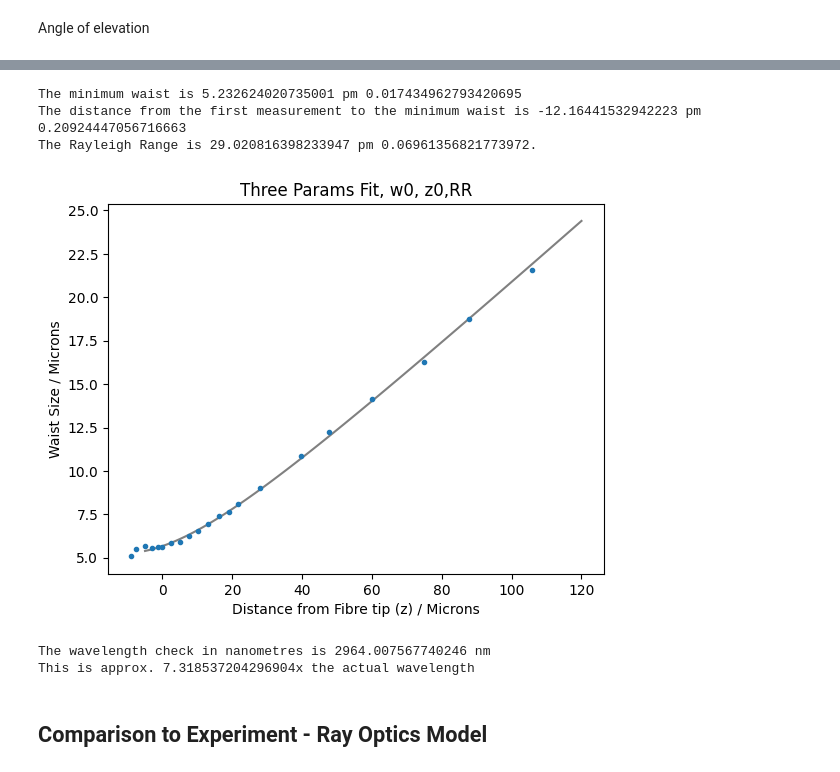
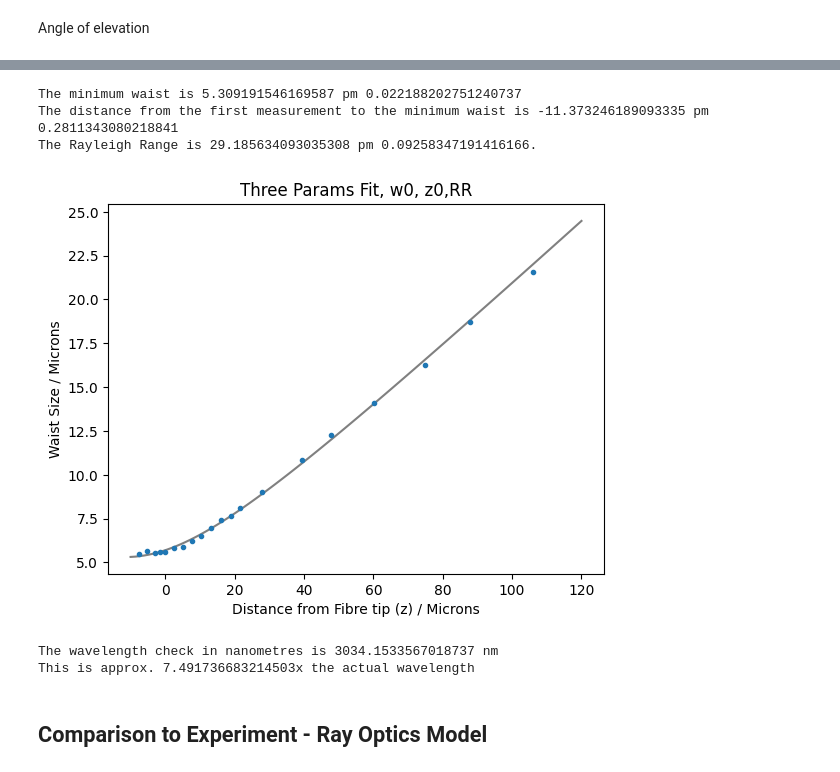
Before and after one commit to akay8/Level4Project, a Jupyter notebook: Cleaved_Fibre.ipynb, the cells around one changed output, grey strips where cells are left out. Drawn from its saved outputs; the diff is of its cells as text; code cells hidden in the pictures.

```diff
--- a/Cleaved_Fibre.ipynb
+++ b/Cleaved_Fibre.ipynb
@@ -206,31 +206,38 @@ plt.errorbar(zs[:10], waists_comp[:10], yerr = waists_comp_err[:10], linestyle =
 # %%
-waist_fit, params, params_errs, chisqu_WvsZ = fit_labs(zs, waists, waists_errs, WvsZ, np.array([5,1,2]))
+## NB - take 1st data point as anomalous
+
+waists_comp = waists_comp[1:]
+waists_comp_err = waists_comp_err[1:]
+zs = zs[1:]
+zs_err = zs_err[1:]
+
+waist_fit, params, params_errs, chisqu_WvsZ = fit_labs(zs, waists_comp, waists_comp_err, WvsZ, np.array([5,1,2]))
 w0, z0,RR= params
 w0_err, z0_err,RR_err = params_errs
 # %%
 # Plot waists vs Z:
-plt.errorbar(zs, waists, yerr = waists_errs, linestyle = '', marker = 'o', ms = 3)
-plt.plot(np.linspace(-5,120,100), WvsZ(np.linspace(-5,120,100), w0, z0,RR), color = 'grey')
+plt.errorbar(zs, waists_comp, yerr = waists_comp_err, linestyle = '', marker = 'o', ms = 3)
+plt.plot(np.linspace(-10,120,100), WvsZ(np.linspace(-10,120,100), w0, z0,RR), color = 'grey')
 
 plt.xlabel('Distance from Fibre tip (z) / Microns')
 plt.ylabel('Waist Size / Microns')
 plt.title('Three Params Fit, w0, z0,RR')
 
 print('The minimum waist is {} pm {}'.format(w0, w0_err))
 print('The distance from the first measurement to the minimum waist is {} pm {}'.format(z0, z0_err))
 #print('The weird systematic error Y is {} pm {}'.format(Y0, Y0_err))
 print('The Rayleigh Range is {} pm {}.'.format(RR,RR_err))
 # %% [output]
-The minimum waist is 5.232624020735001 pm 0.017434962793420695
-The distance from the first measurement to the minimum waist is -12.16441532942223 pm 0.20924447056716663
-The Rayleigh Range is 29.020816398233947 pm 0.06961356821773972.
+The minimum waist is 5.309191546169587 pm 0.022188202751240737
+The distance from the first measurement to the minimum waist is -11.373246189093335 pm 0.2811343080218841
+The Rayleigh Range is 29.185634093035308 pm 0.09258347191416166.
-[figure, old version]
+[figure, new version]
 # %%
 print('The wavelength check in nanometres is {} nm'.format(wavelength_check(w0,RR)))
-print('This is approx. {}x the actual wavelength'.format( wavelength_check(w0,RR) / 405 ))
+print('This is approx. {}x the actual wavelength'.format( wavelength_check(w0,RR) / (wavelength*10**3)))
 # %% [output]
-The wavelength check in nanometres is 2964.007567740246 nm
-This is approx. 7.318537204296904x the actual wavelength
+The wavelength check in nanometres is 3034.1533567018737 nm
+This is approx. 7.491736683214503x the actual wavelength
 # %% [markdown]
 ## Comparison to Experiment - Ray Optics Model
 # %% [markdown]
```
Also changed, not shown: parts of 1 cell of this notebook.
